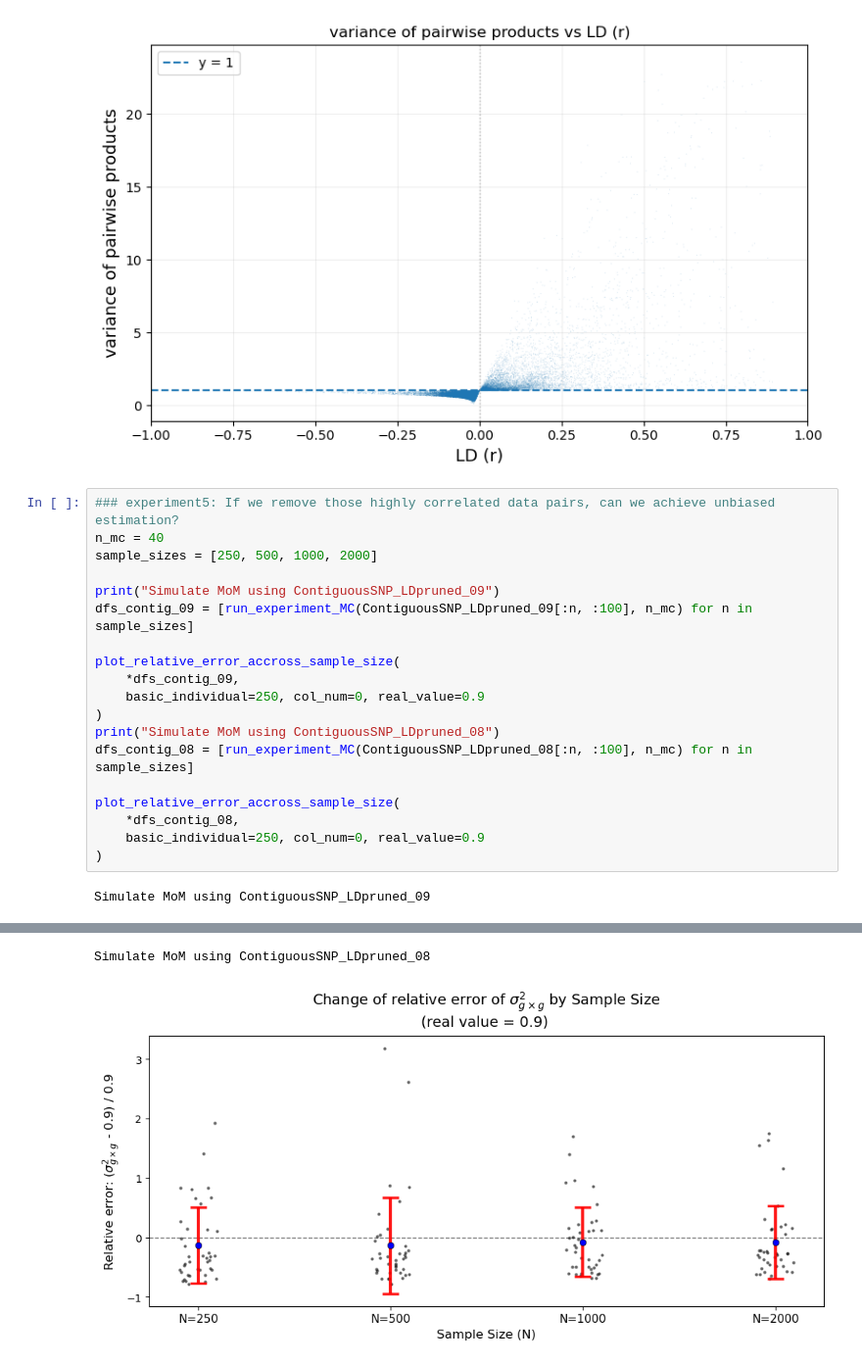
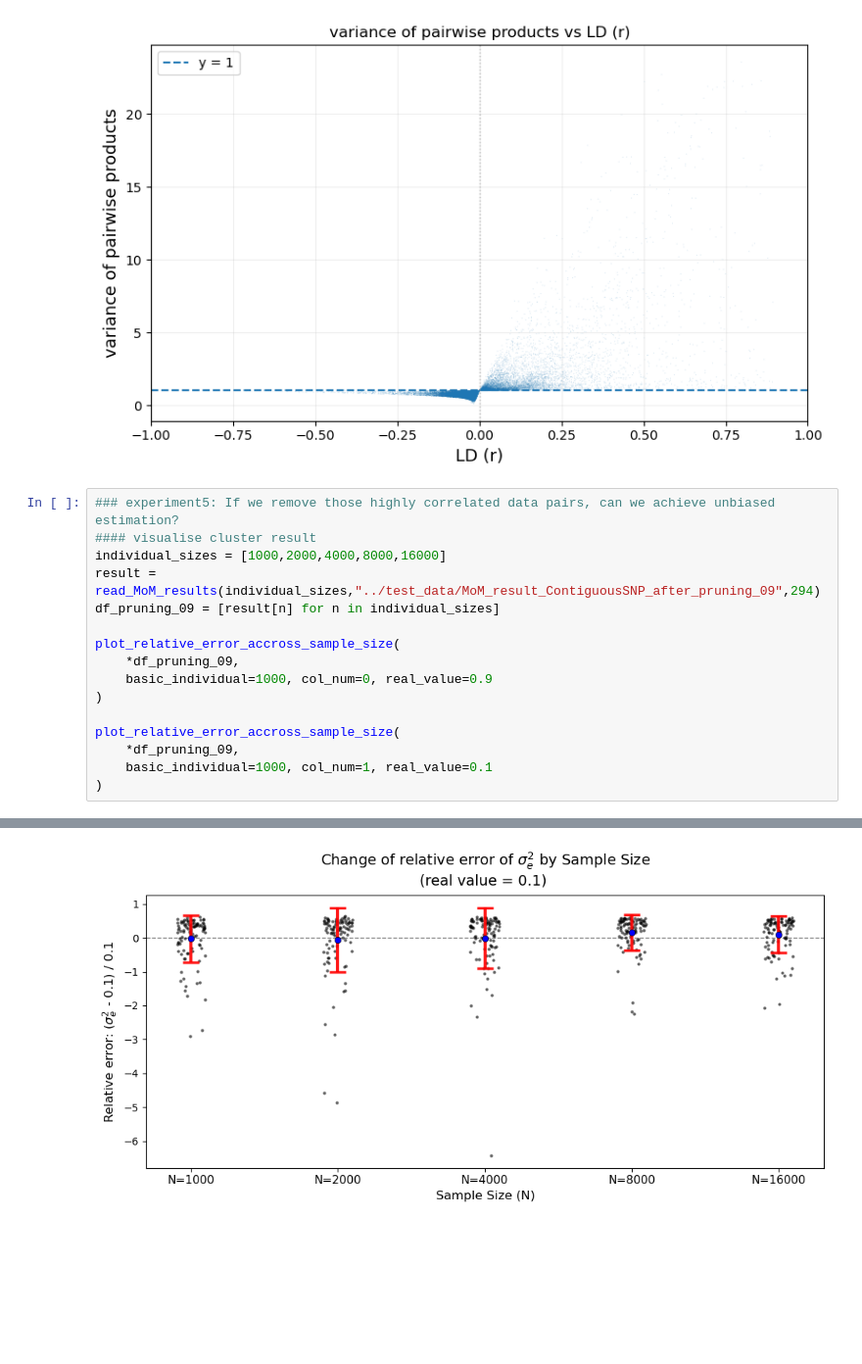
Before and after one commit to ZiyanZhang7315/Full-gene-level-GxG-Estimation, a Jupyter notebook: Experiments/solve_ContiguousSNP.ipynb, the cells around one changed output, grey strips where cells are left out. Shown at 98% size. Cells and saved outputs as stored; diff of their text form; blank space fills up the shorter version.

```diff
--- a/Experiments/solve_ContiguousSNP.ipynb
+++ b/Experiments/solve_ContiguousSNP.ipynb
@@ -163,22 +163,18 @@ plot_var_pairwise_products_against_ld(ContiguousSNP_varZiZj_LDpruned_08, ld_Cont
 [figure]
 # %%
 ### experiment5: If we remove those highly correlated data pairs, can we achieve unbiased estimation?
-n_mc = 40
-sample_sizes = [250, 500, 1000, 2000]
-
-print("Simulate MoM using ContiguousSNP_LDpruned_09")
-dfs_contig_09 = [run_experiment_MC(ContiguousSNP_LDpruned_09[:n, :100], n_mc) for n in sample_sizes]
+#### visualise cluster result
+individual_sizes = [1000,2000,4000,8000,16000]
+result = read_MoM_results(individual_sizes,"../test_data/MoM_result_ContiguousSNP_after_pruning_09",294)
+df_pruning_09 = [result[n] for n in individual_sizes]
 
 plot_relative_error_accross_sample_size(
-    *dfs_contig_09,
-    basic_individual=250, col_num=0, real_value=0.9
+    *df_pruning_09,
+    basic_individual=1000, col_num=0, real_value=0.9
 )
-print("Simulate MoM using ContiguousSNP_LDpruned_08")
-dfs_contig_08 = [run_experiment_MC(ContiguousSNP_LDpruned_08[:n, :100], n_mc) for n in sample_sizes]
 
 plot_relative_error_accross_sample_size(
-    *dfs_contig_08,
-    basic_individual=250, col_num=0, real_value=0.9
+    *df_pruning_09,
+    basic_individual=1000, col_num=1, real_value=0.1
 )
 # %% [output]
-Simulate MoM using ContiguousSNP_LDpruned_09
@@ -186,2 +182 @@ Simulate MoM using ContiguousSNP_LDpruned_09
-Simulate MoM using ContiguousSNP_LDpruned_08
-[figure, old version]
+[figure, new version]
```
Also changed, not shown: parts of 3 cells of this notebook, 1 other file.
